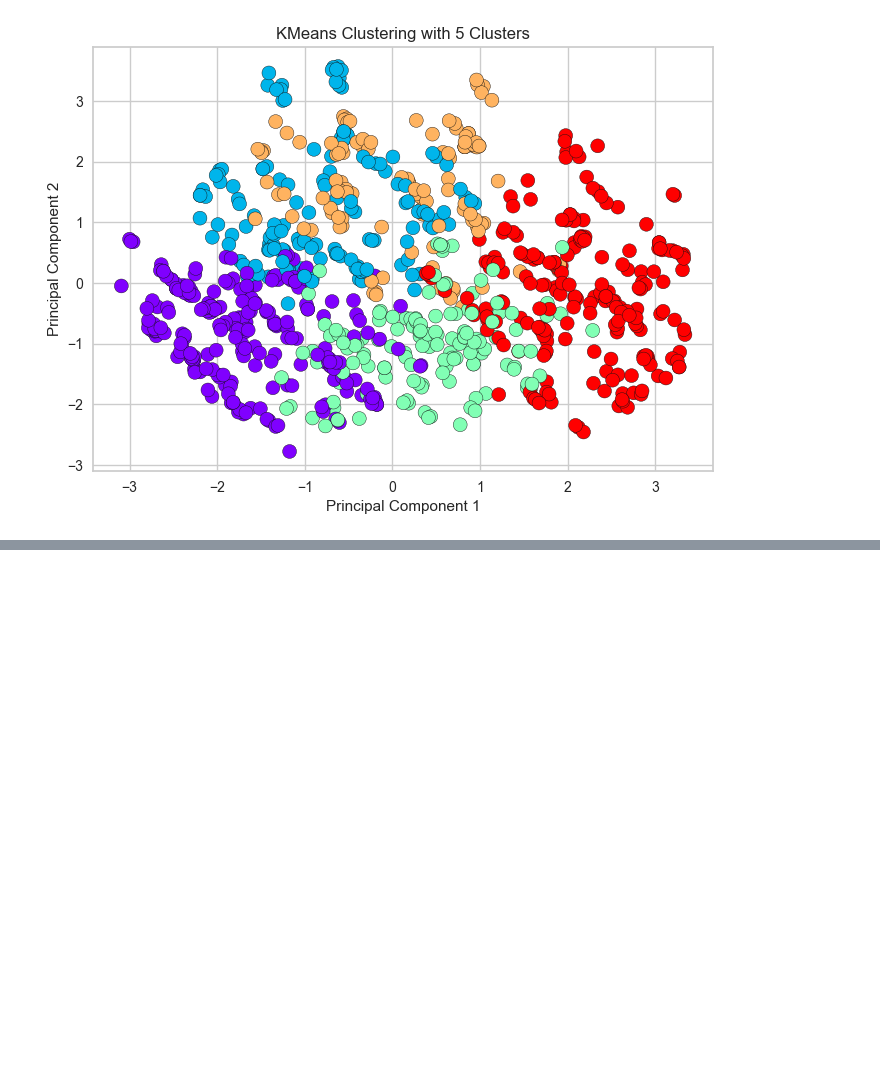
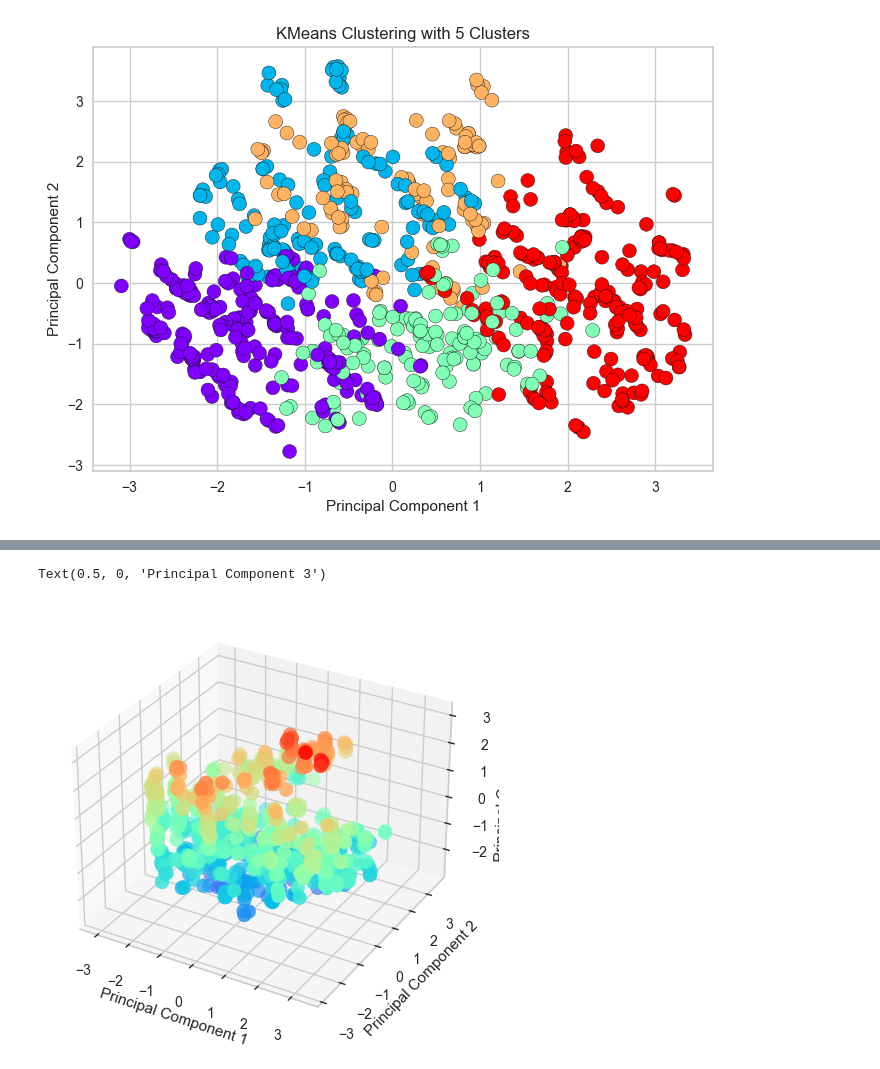
Before and after one commit to moshchev/data_analytics_ws23, a Jupyter notebook: data_preproceding.ipynb, the cells around one changed output, grey strips where cells are left out. Drawn from its saved outputs; the diff is of its cells as text; code cells hidden in the pictures; blank space fills up the shorter version.

```diff
--- a/data_preproceding.ipynb
+++ b/data_preproceding.ipynb
@@ -144,0 +187,21 @@ plt.show()
+# %%
+## PCA to reduce dimensions and visualise clusters differentiation
+import matplotlib.pyplot as plt
+
+# Reduce data to 3D
+pca = PCA(n_components=3)
+data_pca = pca.fit_transform(data_no_outliers)
+
+# 3D-Plot
+graph = plt.figure()
+axis = graph.add_subplot(projection="3d")
+xdata = data_pca[:, 0]
+ydata = data_pca[:, 1]
+zdata = data_pca[:, 2]
+axis.scatter3D(xdata, ydata, zdata, c=zdata, cmap = "rainbow", s=100)
+axis.set_xlabel("Principal Component 1")
+axis.set_ylabel("Principal Component 2")
+axis.set_zlabel("Principal Component 3")
+# %% [output]
+Text(0.5, 0, 'Principal Component 3')
+[figure, added]
```
Also changed, not shown: parts of 9 cells of this notebook.
